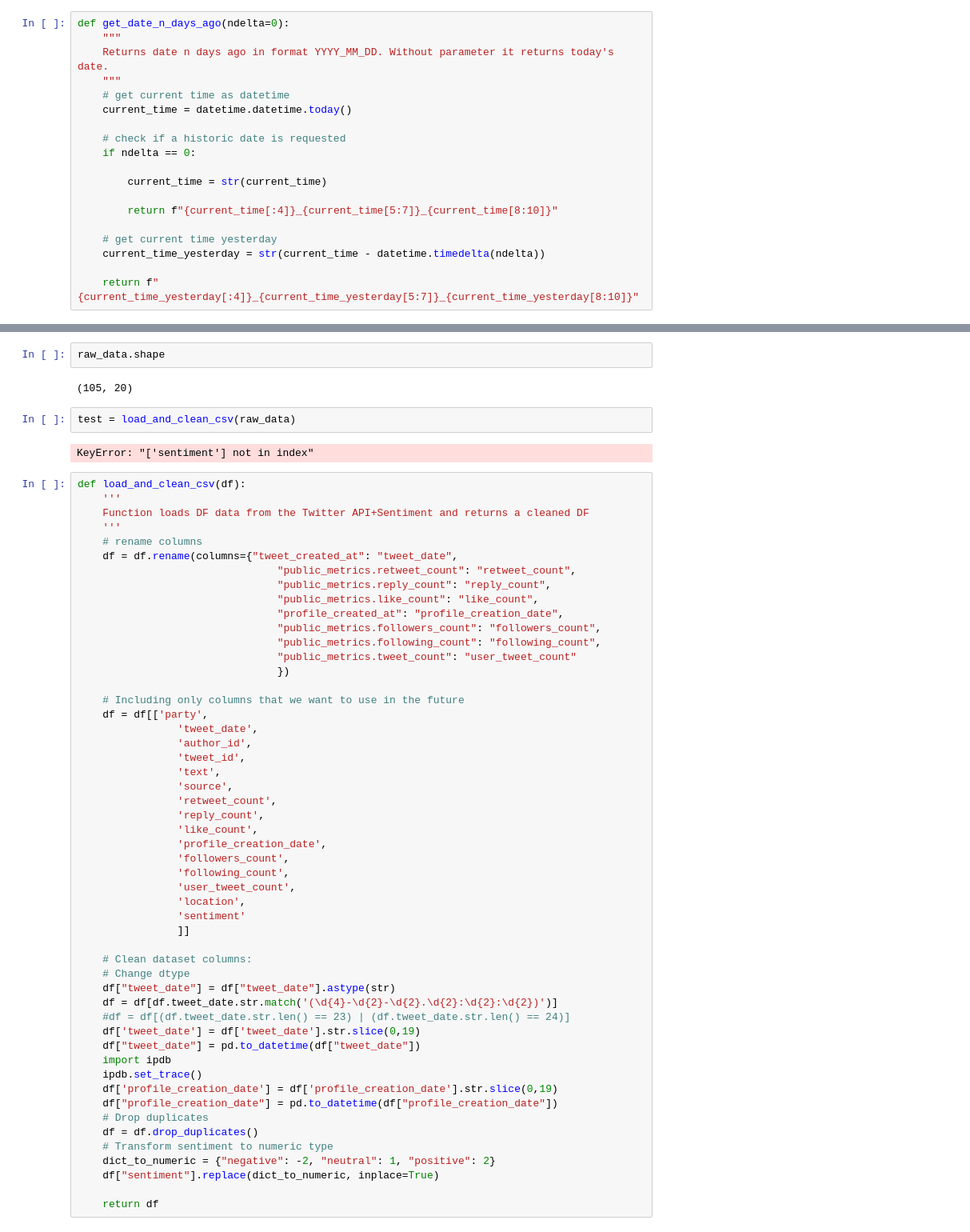
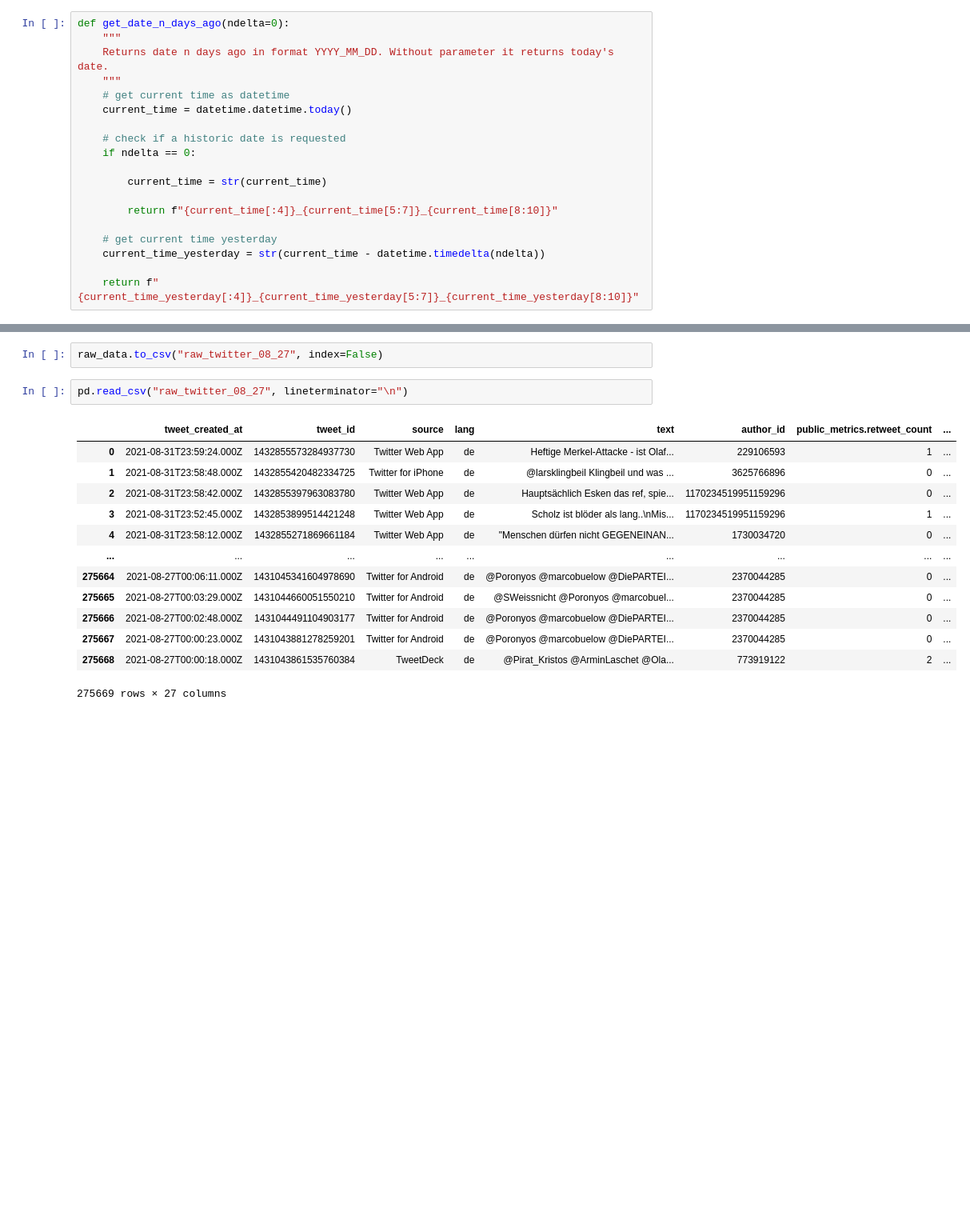
Before and after one commit to NicolasBuehringer/project_delphi, a Jupyter notebook: notebooks/03nicolas/test_api.ipynb, the cells around one changed output, grey strips where cells are left out. Shown at 80% size. Saved outputs shown, nothing was run; the diff lists cells and outputs as text; blank space fills up the shorter version.

```diff
--- a/notebooks/03nicolas/test_api.ipynb
+++ b/notebooks/03nicolas/test_api.ipynb
@@ -221,63 +260,21 @@ raw_data = get_data("2021-08-31T12:03:00.000Z", "2021-08-31T12:05:00.000Z")
-# %%
-raw_data.shape
-# %% [output]
-(105, 20)
-# %%
-test = load_and_clean_csv(raw_data)
-# %% [output]
-KeyError: "['sentiment'] not in index"
-# %%
-def load_and_clean_csv(df):
-    '''
-    Function loads DF data from the Twitter API+Sentiment and returns a cleaned DF
-    '''
-    # rename columns
-    df = df.rename(columns={"tweet_created_at": "tweet_date",
-                                "public_metrics.retweet_count": "retweet_count",
-                                "public_metrics.reply_count": "reply_count",
-                                "public_metrics.like_count": "like_count",
-                                "profile_created_at": "profile_creation_date",
-                                "public_metrics.followers_count": "followers_count",
-                                "public_metrics.following_count": "following_count",
-                                "public_metrics.tweet_count": "user_tweet_count"
-                                })
-
-    # Including only columns that we want to use in the future
-    df = df[['party',
-                'tweet_date',
-                'author_id',
-                'tweet_id',
-                'text',
-                'source',
-                'retweet_count',
-                'reply_count',
-                'like_count',
-                'profile_creation_date',
-                'followers_count',
-                'following_count',
-                'user_tweet_count',
-                'location',
-                'sentiment'
-                ]]
-
-    # Clean dataset columns:
-    # Change dtype
-    df["tweet_date"] = df["tweet_date"].astype(str)
-    df = df[df.tweet_date.str.match('(\d{4}-\d{2}-\d{2}.\d{2}:\d{2}:\d{2})')]
-    #df = df[(df.tweet_date.str.len() == 23) | (df.tweet_date.str.len() == 24)]
-    df['tweet_date'] = df['tweet_date'].str.slice(0,19)
-    df["tweet_date"] = pd.to_datetime(df["tweet_date"])
-    import ipdb
-    ipdb.set_trace()
-    df['profile_creation_date'] = df['profile_creation_date'].str.slice(0,19)
-    df["profile_creation_date"] = pd.to_datetime(df["profile_creation_date"])
-    # Drop duplicates
-    df = df.drop_duplicates()
-    # Transform sentiment to numeric type
-    dict_to_numeric = {"negative": -2, "neutral": 1, "positive": 2}
-    df["sentiment"].replace(dict_to_numeric, inplace=True)
-
-    return df
+# %%
+raw_data.to_csv("raw_twitter_08_27", index=False)
+# %%
+pd.read_csv("raw_twitter_08_27", lineterminator="\n")
+# %% [output]
+|  | tweet_created_at | tweet_id | source | lang | text | author_id | public_metrics.retweet_count | ... |
+| 0 | 2021-08-31T23:59:24.000Z | 1432855573284937730 | Twitter Web App | de | Heftige Merkel-Attacke - ist Olaf... | 229106593 | 1 | ... |
+| 1 | 2021-08-31T23:58:48.000Z | 1432855420482334725 | Twitter for iPhone | de | @larsklingbeil Klingbeil und was ... | 3625766896 | 0 | ... |
+| 2 | 2021-08-31T23:58:42.000Z | 1432855397963083780 | Twitter Web App | de | Hauptsächlich Esken das ref, spie... | 1170234519951159296 | 0 | ... |
+| 3 | 2021-08-31T23:52:45.000Z | 1432853899514421248 | Twitter Web App | de | Scholz ist blöder als lang..\nMis... | 1170234519951159296 | 1 | ... |
+| 4 | 2021-08-31T23:58:12.000Z | 1432855271869661184 | Twitter Web App | de | "Menschen dürfen nicht GEGENEINAN... | 1730034720 | 0 | ... |
+| ... | ... | ... | ... | ... | ... | ... | ... | ... |
+| 275664 | 2021-08-27T00:06:11.000Z | 1431045341604978690 | Twitter for Android | de | @Poronyos @marcobuelow @DiePARTEI... | 2370044285 | 0 | ... |
+| 275665 | 2021-08-27T00:03:29.000Z | 1431044660051550210 | Twitter for Android | de | @SWeissnicht @Poronyos @marcobuel... | 2370044285 | 0 | ... |
+| 275666 | 2021-08-27T00:02:48.000Z | 1431044491104903177 | Twitter for Android | de | @Poronyos @marcobuelow @DiePARTEI... | 2370044285 | 0 | ... |
+| 275667 | 2021-08-27T00:00:23.000Z | 1431043881278259201 | Twitter for Android | de | @Poronyos @marcobuelow @DiePARTEI... | 2370044285 | 0 | ... |
+| 275668 | 2021-08-27T00:00:18.000Z | 1431043861535760384 | TweetDeck | de | @Pirat_Kristos @ArminLaschet @Ola... | 773919122 | 2 | ... |
+275669 rows × 27 columns
 # %%
 import os
 from dotenv import load_dotenv
```
Also changed, not shown: parts of 10 cells of this notebook.
